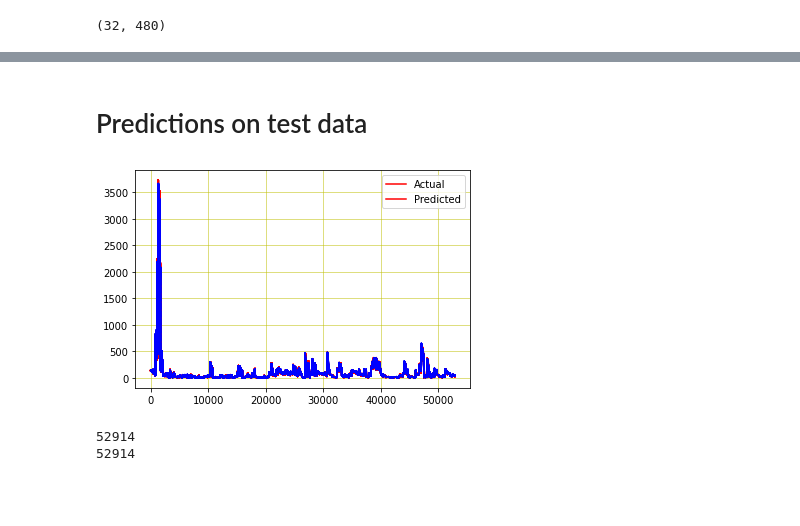
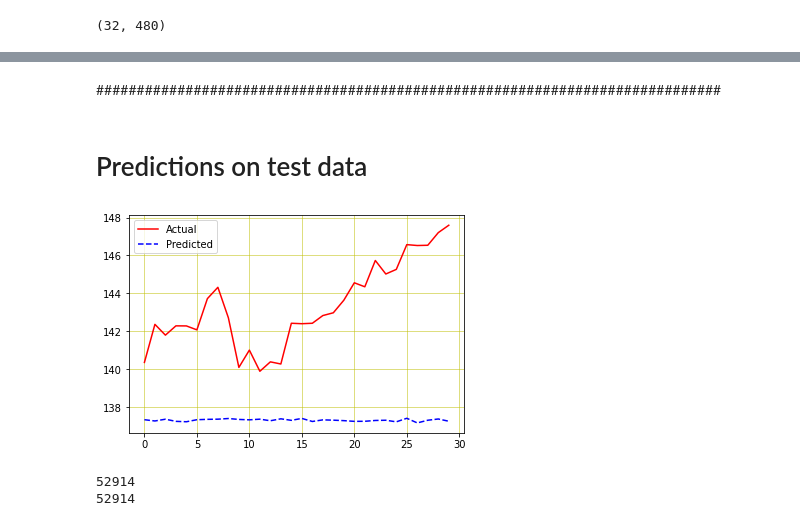
Before and after one commit to mikulicmateo/StockPrediction, a Jupyter notebook: MultioutputModel.ipynb, the cells around one changed output, grey strips where cells are left out. Drawn from its saved outputs; the diff is of its cells as text; code cells hidden in the pictures; blank space fills up the shorter version.

Commit message:
Added experiment, fixed input data order

```diff
--- a/MultioutputModel.ipynb
+++ b/MultioutputModel.ipynb
@@ -246,7 +264,7 @@ def create_model():
 #  l_model.add(Dense(480, activation="softplus"))
   l_model.add(Dense(240, activation="relu"))
   l_model.add(Dense(120, activation="softplus"))
-#  l_model.add(Dropout(0.5))
+  l_model.add(Dropout(0.5))
   l_model.add(Dense(60, activation="linear"))
   l_model.add(Dense(30, activation="softplus"))
   l_model.compile(Adam(learning_rate=0.001), loss="msle", metrics=["mse", "mae", "msle"])
@@ -280,7 +298,7 @@ learning_rate_reduction = ReduceLROnPlateau(monitor='val_loss',
 # %%
 model = create_model()
 model.summary()
-history = model.fit(ds_train, validation_data=ds_valid, epochs=50, verbose=1, shuffle=True, callbacks=[learning_rate_reduction])
+history = model.fit(ds_train, validation_data=ds_valid, epochs=70, verbose=1, shuffle=True, callbacks=[learning_rate_reduction])
 # %% [output]
 Model: "sequential"
 _________________________________________________________________
@@ -327,0 +436,8 @@ ds_test_yy = ds_test_y.batch(32)
+# %%
+ds_train_x = None
+ds_train_y = None
+ds_valid_x = None
+ds_valid_y = None
+ds_test_x = None
+ds_test_y = None
+load_from_d(experiment_dataset, False)
@@ -328,13 +575,19 @@ ds_test_yy = ds_test_y.batch(32)
+# %% [markdown]
+#############################################################################
 # %% [markdown]
 # Predictions on test data
+# %%
+import random
+
+graph_to_display = random.randint(0,len(predictions)-1)
 # %%
-pyplot.plot(list(ds_test_y), linestyle='solid', color='r')
-pyplot.plot(predictions, linestyle='dashed', color='b')
+pyplot.plot(list(ds_test_y)[graph_to_display], linestyle='solid', color='r')
+pyplot.plot(predictions[graph_to_display], linestyle='dashed', color='b')
 pyplot.legend(['Actual','Predicted'], loc='best')
 pyplot.grid(color = 'y', linewidth='0.5')
 pyplot.show()
 # %% [output]
-[figure, old version]
+[figure, new version]
 # %%
 print(len(list(ds_test_y)))
 print(len(predictions))
```
Also changed, not shown: parts of 50 cells of this notebook.
